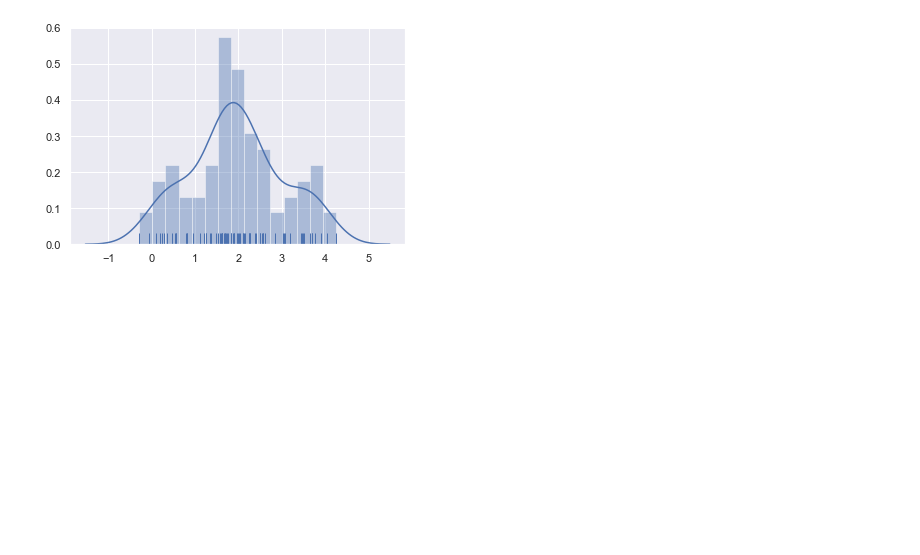
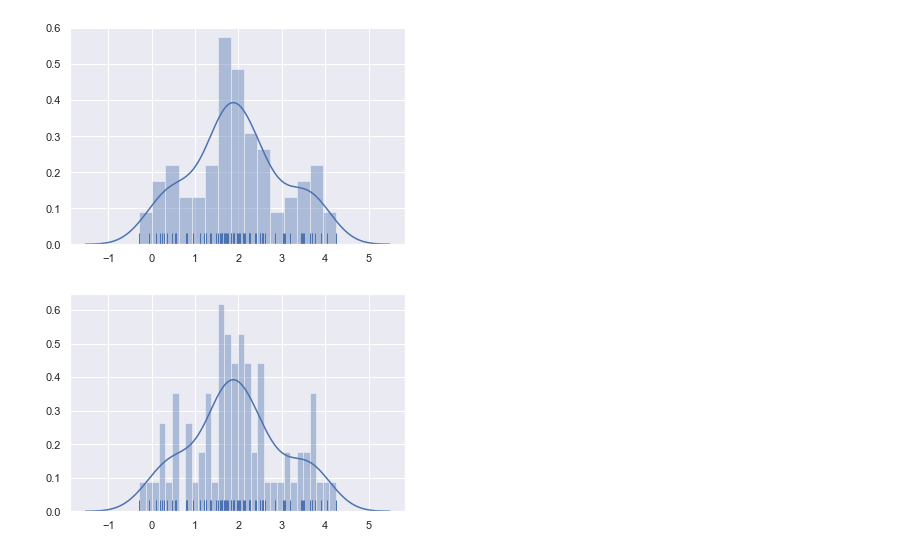
Before and after one commit to leeykuei/pyMarathon, a Jupyter notebook: homework/py_day20.ipynb, the cells around one changed output. Saved outputs shown, nothing was run; the diff lists cells and outputs as text; code cells hidden in the pictures; blank space fills up the shorter version.

```diff
--- a/homework/py_day20.ipynb
+++ b/homework/py_day20.ipynb
@@ -34,3 +34,7 @@ sns.distplot(x, bins=15, kde=False, rug=True);
 sns.distplot(x, bins=15, kde=True, rug=True);
 # %% [output]
 [figure]
+# %%
+sns.distplot(x, bins=30, kde=True, rug=True);
+# %% [output]
+[figure, added]
```
